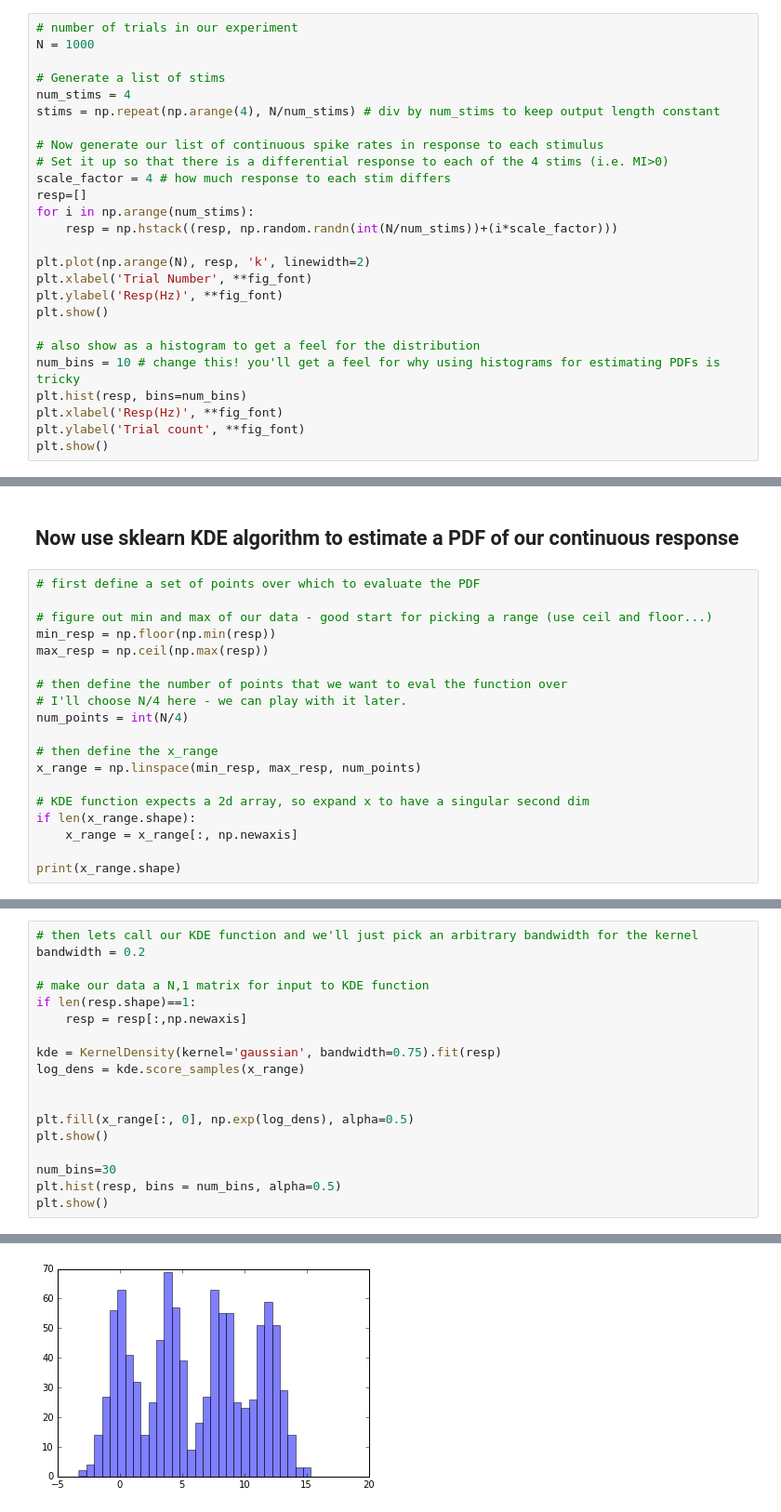
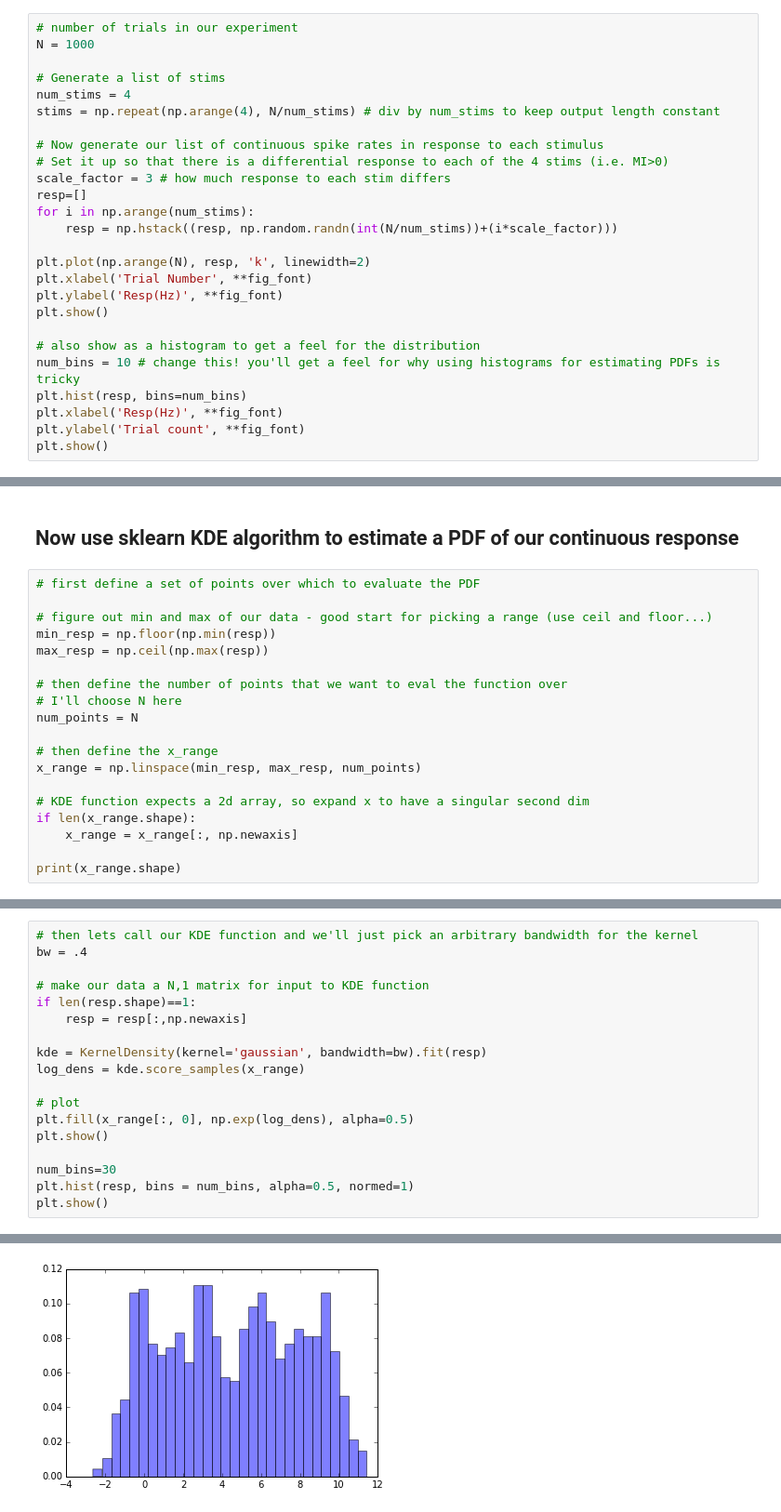
Before and after one commit to TimCSheehan/dev, a Jupyter notebook: Tutorial_070_MutualInformation.ipynb, the cells around one changed output, grey strips where cells are left out. Shown at 93% size. Drawn from its saved outputs; the diff is of its cells as text.

```diff
--- a/Tutorial_070_MutualInformation.ipynb
+++ b/Tutorial_070_MutualInformation.ipynb
@@ -383,7 +370,7 @@ stims = np.repeat(np.arange(4), N/num_stims) # div by num_stims to keep output l
 
 # Now generate our list of continuous spike rates in response to each stimulus
 # Set it up so that there is a differential response to each of the 4 stims (i.e. MI>0)
-scale_factor = 4 # how much response to each stim differs
+scale_factor = 3 # how much response to each stim differs
 resp=[]
 for i in np.arange(num_stims):
     resp = np.hstack((resp, np.random.randn(int(N/num_stims))+(i*scale_factor)))
@@ -420,8 +399,8 @@ min_resp = np.floor(np.min(resp))
 max_resp = np.ceil(np.max(resp))
 
 # then define the number of points that we want to eval the function over
-# I'll choose N/4 here - we can play with it later.
-num_points = int(N/4)
+# I'll choose N here
+num_points = N
 
 # then define the x_range
 x_range = np.linspace(min_resp, max_resp, num_points)
@@ -436,19 +415,19 @@ print(x_range.shape)
 # %%
 # then lets call our KDE function and we'll just pick an arbitrary bandwidth for the kernel
-bandwidth = 0.2
+bw = .4
 
 # make our data a N,1 matrix for input to KDE function
 if len(resp.shape)==1:
     resp = resp[:,np.newaxis]
 
-kde = KernelDensity(kernel='gaussian', bandwidth=0.75).fit(resp)
+kde = KernelDensity(kernel='gaussian', bandwidth=bw).fit(resp)
 log_dens = kde.score_samples(x_range)
 
-
+# plot
 plt.fill(x_range[:, 0], np.exp(log_dens), alpha=0.5)
 plt.show()
 
 num_bins=30
-plt.hist(resp, bins = num_bins, alpha=0.5)
+plt.hist(resp, bins = num_bins, alpha=0.5, normed=1)
 plt.show()
 # %% [output]
@@ -456 +435 @@ plt.show()
-[figure, old version]
+[figure, new version]
```
Also changed, not shown: parts of 26 cells of this notebook.
